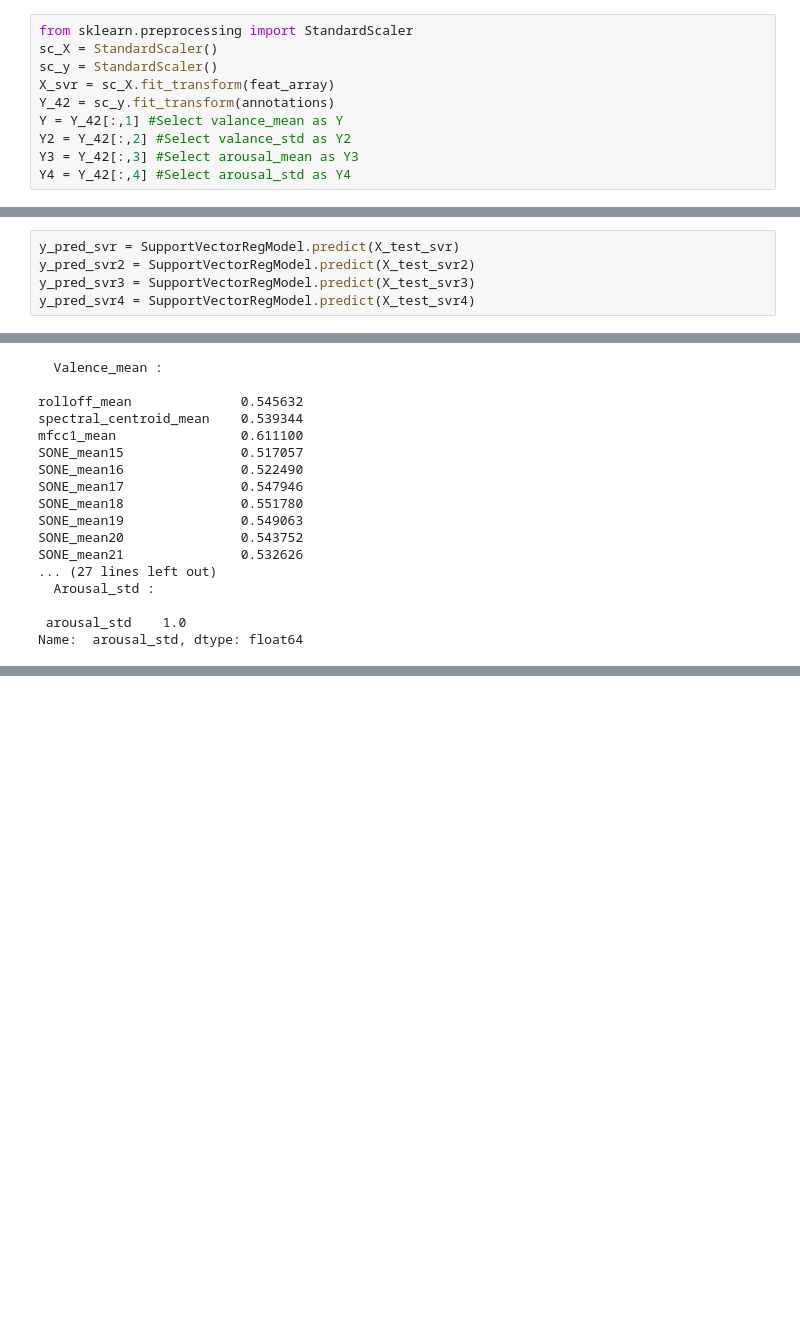
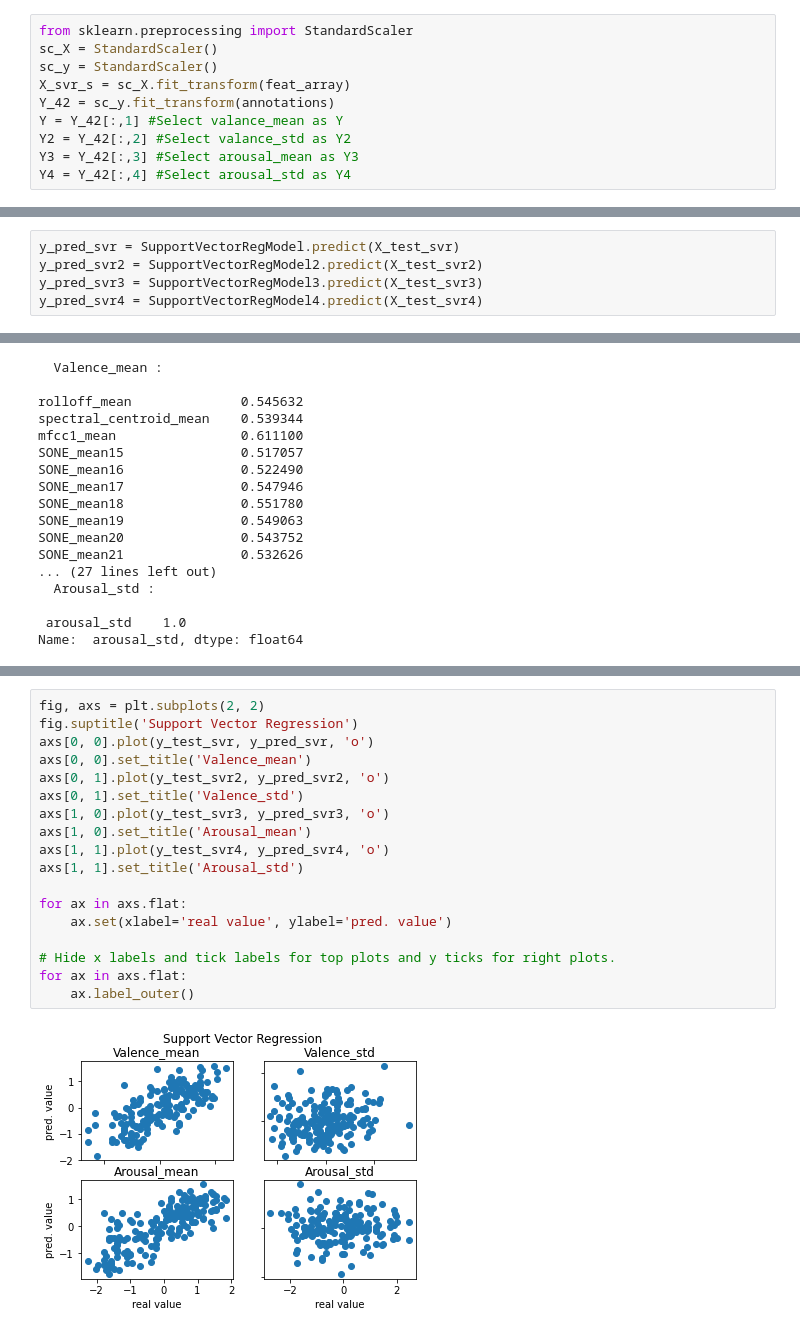
Before and after one commit to CeciliaMarson/CMLS-Homework1, a Jupyter notebook: Braian_HW1.ipynb, the cells around one changed output, grey strips where cells are left out. Cells and saved outputs as stored; diff of their text form; blank space fills up the shorter version.

```diff
--- a/Braian_HW1.ipynb
+++ b/Braian_HW1.ipynb
@@ -200,7 +208,7 @@ Results :
 from sklearn.preprocessing import StandardScaler
 sc_X = StandardScaler()
 sc_y = StandardScaler()
-X_svr = sc_X.fit_transform(feat_array)
+X_svr_s = sc_X.fit_transform(feat_array)
 Y_42 = sc_y.fit_transform(annotations)
 Y = Y_42[:,1] #Select valance_mean as Y
 Y2 = Y_42[:,2] #Select valance_std as Y2
@@ -234,9 +294,9 @@ SVR(C=1.0, cache_size=200, coef0=0.0, degree=3, epsilon=0.1, gamma='scale',
     kernel='rbf', max_iter=-1, shrinking=True, tol=0.001, verbose=False)
 # %%
 y_pred_svr = SupportVectorRegModel.predict(X_test_svr)
-y_pred_svr2 = SupportVectorRegModel.predict(X_test_svr2)
-y_pred_svr3 = SupportVectorRegModel.predict(X_test_svr3)
-y_pred_svr4 = SupportVectorRegModel.predict(X_test_svr4)
+y_pred_svr2 = SupportVectorRegModel2.predict(X_test_svr2)
+y_pred_svr3 = SupportVectorRegModel3.predict(X_test_svr3)
+y_pred_svr4 = SupportVectorRegModel4.predict(X_test_svr4)
 # %% [markdown]
 #### Results for Support Vector Regression
 # %%
@@ -321,0 +404,20 @@ Name:  arousal_std, dtype: float64
+# %%
+fig, axs = plt.subplots(2, 2)
+fig.suptitle('Support Vector Regression')
+axs[0, 0].plot(y_test_svr, y_pred_svr, 'o')
+axs[0, 0].set_title('Valence_mean')
+axs[0, 1].plot(y_test_svr2, y_pred_svr2, 'o')
+axs[0, 1].set_title('Valence_std')
+axs[1, 0].plot(y_test_svr3, y_pred_svr3, 'o')
+axs[1, 0].set_title('Arousal_mean')
+axs[1, 1].plot(y_test_svr4, y_pred_svr4, 'o')
+axs[1, 1].set_title('Arousal_std')
+
+for ax in axs.flat:
+    ax.set(xlabel='real value', ylabel='pred. value')
+
+# Hide x labels and tick labels for top plots and y ticks for right plots.
+for ax in axs.flat:
+    ax.label_outer()
+# %% [output]
+[figure, added]
```
Also changed, not shown: parts of 39 cells of this notebook.
